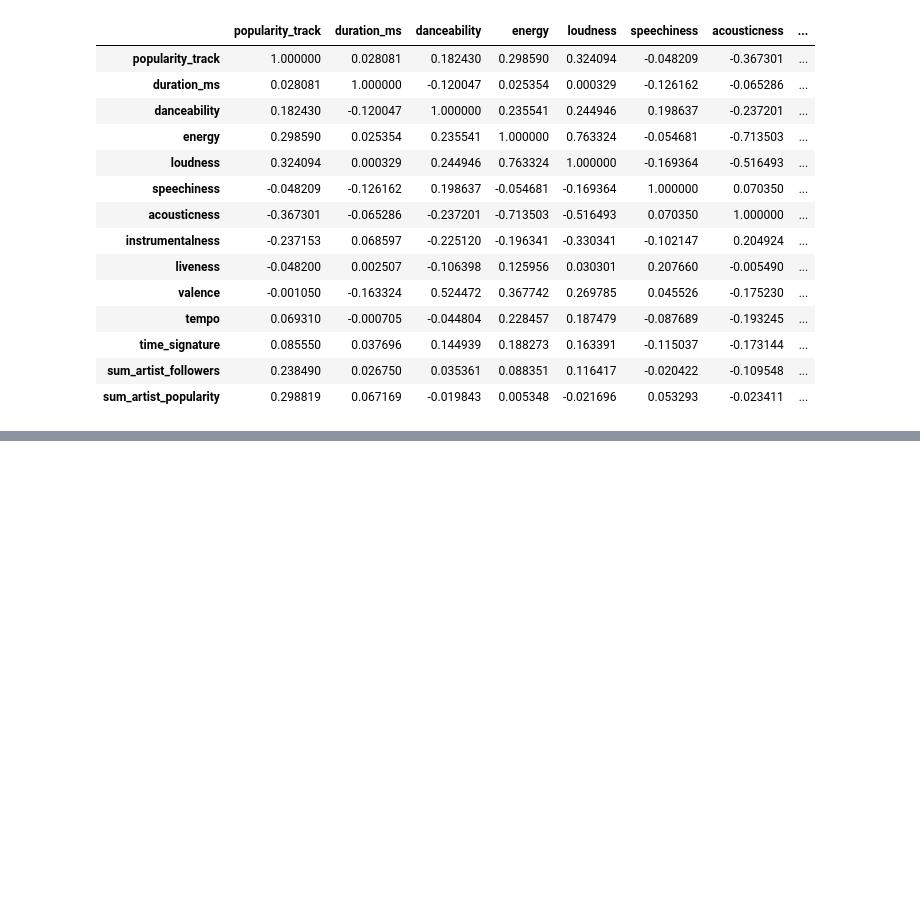
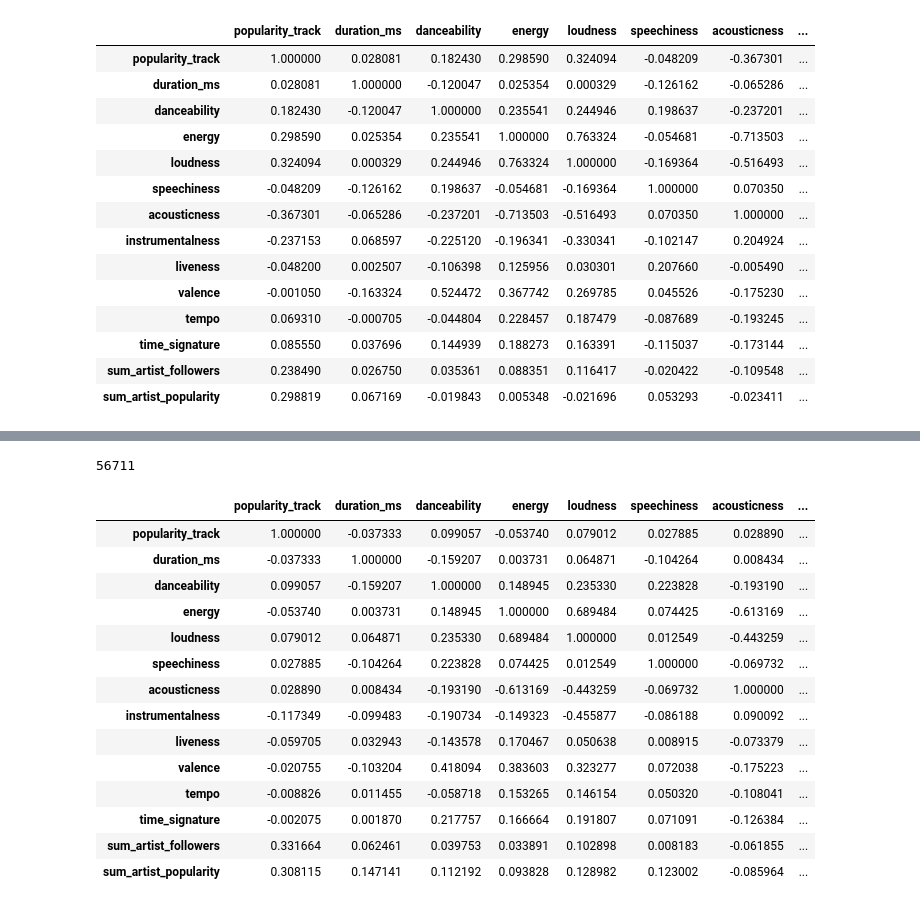
Before and after one commit to carloalbe/Pyspark-Spotify-Analysis, a Jupyter notebook: spotify data understanding.ipynb, the cells around one changed output, grey strips where cells are left out. Drawn from its saved outputs; the diff is of its cells as text; code cells hidden in the pictures; blank space fills up the shorter version.

Commit message:
Add files via upload
aggiunta correlazione con dataframe filtrato (ultimi 5 anni e popularity)

```diff
--- a/spotify data understanding.ipynb
+++ b/spotify data understanding.ipynb
@@ -497,0 +442,43 @@ pd.DataFrame(corrmatrix.reshape(-1, len(scaledData.columns)), columns=scaledData
+# %%
+dates = ("2015-01-01",  "2021-01-01")
+df2=df1.where(col('release_date').between(*dates))
+# %%
+df2.count()
+# %% [output]
+56711
+# %%
+columns_to_scale = ["popularity_track",  "duration_ms", "danceability","energy", "loudness", "speechiness","acousticness","instrumentalness","liveness","valence","tempo","time_signature", "sum_artist_followers", "sum_artist_popularity"]
+assemblers = [VectorAssembler(inputCols=[col], outputCol=col + "_vec") for col in columns_to_scale]
+scalers = [MinMaxScaler(inputCol=col + "_vec", outputCol=col + "_scaled") for col in columns_to_scale]
+pipeline = Pipeline(stages=assemblers + scalers)
+scalerModel = pipeline.fit(df2)
+enriched_df = scalerModel.transform(df2)
+# %%
+names = {x + "_scaled": x for x in columns_to_scale}
+scaledData1 = enriched_df.select([f.col(c).alias(names[c]) for c in names.keys()])
+# %%
+vector_col = "corr_features"
+assembler = VectorAssembler(inputCols=scaledData1.columns, outputCol=vector_col)
+df_vector = assembler.transform(scaledData1).select(vector_col)
+
+
+matrix = Correlation.corr(df_vector, vector_col)
+corrmatrix = matrix.collect()[0]["pearson({})".format(vector_col)].values
+# %%
+pd.DataFrame(corrmatrix.reshape(-1, len(scaledData.columns)), columns=scaledData.columns, index=scaledData.columns)
+# %% [output]
+|  | popularity_track | duration_ms | danceability | energy | loudness | speechiness | acousticness | ... |
+| popularity_track | 1.000000 | -0.037333 | 0.099057 | -0.053740 | 0.079012 | 0.027885 | 0.028890 | ... |
+| duration_ms | -0.037333 | 1.000000 | -0.159207 | 0.003731 | 0.064871 | -0.104264 | 0.008434 | ... |
+| danceability | 0.099057 | -0.159207 | 1.000000 | 0.148945 | 0.235330 | 0.223828 | -0.193190 | ... |
+| energy | -0.053740 | 0.003731 | 0.148945 | 1.000000 | 0.689484 | 0.074425 | -0.613169 | ... |
+| loudness | 0.079012 | 0.064871 | 0.235330 | 0.689484 | 1.000000 | 0.012549 | -0.443259 | ... |
+| speechiness | 0.027885 | -0.104264 | 0.223828 | 0.074425 | 0.012549 | 1.000000 | -0.069732 | ... |
+| acousticness | 0.028890 | 0.008434 | -0.193190 | -0.613169 | -0.443259 | -0.069732 | 1.000000 | ... |
+| instrumentalness | -0.117349 | -0.099483 | -0.190734 | -0.149323 | -0.455877 | -0.086188 | 0.090092 | ... |
+| liveness | -0.059705 | 0.032943 | -0.143578 | 0.170467 | 0.050638 | 0.008915 | -0.073379 | ... |
+| valence | -0.020755 | -0.103204 | 0.418094 | 0.383603 | 0.323277 | 0.072038 | -0.175223 | ... |
+| tempo | -0.008826 | 0.011455 | -0.058718 | 0.153265 | 0.146154 | 0.050320 | -0.108041 | ... |
+| time_signature | -0.002075 | 0.001870 | 0.217757 | 0.166664 | 0.191807 | 0.071091 | -0.126384 | ... |
+| sum_artist_followers | 0.331664 | 0.062461 | 0.039753 | 0.033891 | 0.102898 | 0.008183 | -0.061855 | ... |
+| sum_artist_popularity | 0.308115 | 0.147141 | 0.112192 | 0.093828 | 0.128982 | 0.123002 | -0.085964 | ... |
```
Also changed, not shown: parts of 15 cells of this notebook.
